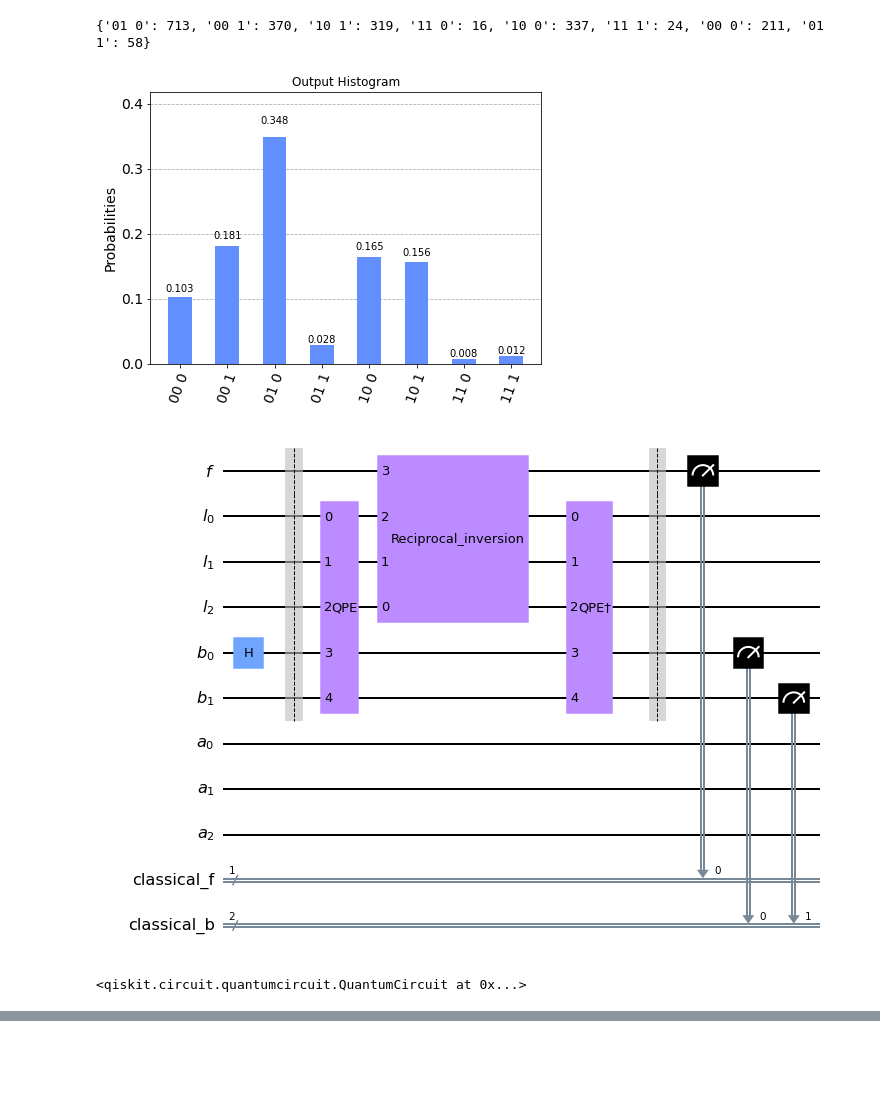
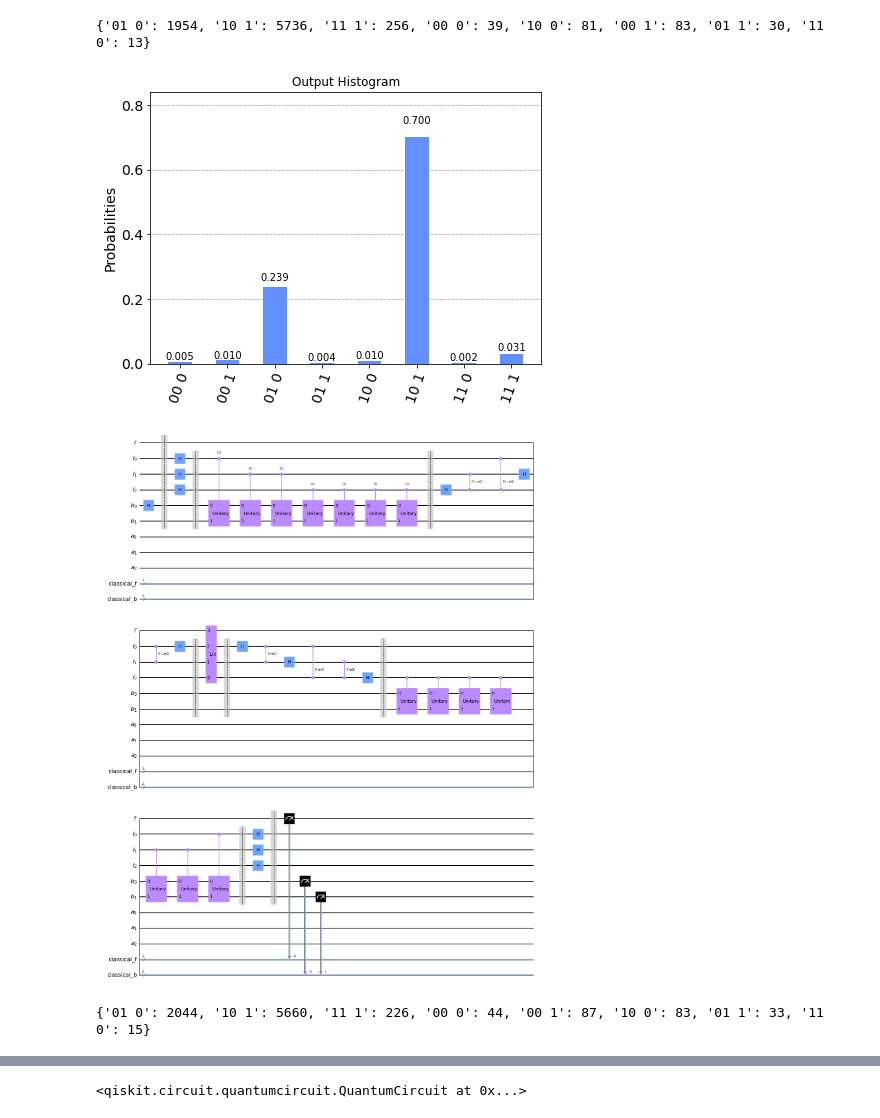
Before and after one commit to AllenGabrielMarchen/HHL_implementation, a Jupyter notebook: code.ipynb, the cells around one changed output, grey strips where cells are left out. Drawn from its saved outputs; the diff is of its cells as text; code cells hidden in the pictures; blank space fills up the shorter version.

```diff
--- a/code.ipynb
+++ b/code.ipynb
@@ -63,7 +63,7 @@ delta = 1/16*(2**(n_l-1))
 
 
 backend = Aer.get_backend('aer_simulator')
-shots = 2048
+shots = 8192
 # %%
 def qft_dagger(n_l):
     """n-qubit QFTdagger the first n qubits in circ"""
@@ -73,13 +73,13 @@ def qft_dagger(n_l):
     #QFT의 역연산은 곧 QFT_dagger임을 기억하자.
 
     #Swap gate 걸어주기 (qiskit에서는 큐빗을 반대로 읽기 때문.)
-    for qubit in range(n_l//2):
-        qc.swap(qubit, n_l-qubit-1)
-    for j in range(n_l):
-        for m in range(j):
+    # for qubit in range(n_l//2):
+    #     qc.swap(qubit, n_l-qubit-1)
+
+    for j in reversed(range(n_l)):
+        qc.h(j)
+        for m in reversed(range(j)):
                 qc.cp(-np.pi/float(2**(j-m)), m, j)
-
-        qc.h(j)
     qc.name = "QFT†"
     #display(qc.draw(output = 'mpl'))
     return qc
@@ -179,21 +177,28 @@ def seqential(CU,b,n_l,n_b,backend,details = True,chevyshev = False):
         qc = qc.compose(QPE(n_l,n_b,CU),nl_rg[:]+nb_rg[:])
         qc = qc.compose(Eigenvalue_inversion(n_l,chevyshev),[nl_rg[2]]+[nl_rg[1]]+[nl_rg[0]]+nf_rg[:])
         qc = qc.compose(QPE_dagger(n_l,n_b,CU),nl_rg[:]+nb_rg[:])
+        qc.barrier(nf_rg[:]+nl_rg[:]+nb_rg[:])
+        qc.measure(nf_rg,cf)
+        qc.measure(nb_rg,cb)
         measurement(qc,n_l,n_b,CU,backend)
         display(qc.draw(output = 'mpl'))
         return qc
 
     else:
         qc.append(QPE(n_l,n_b,CU),nl_rg[:]+nb_rg[:])
-        qc.append(Eigenvalue_inversion(n_l,chevyshev),[nl_rg[2]]+[nl_rg[1]]+[nl_rg[0]]+nf_rg[:])
+        qc.append(Eigenvalue_inversion(n_l),[nl_rg[2]]+[nl_rg[1]]+[nl_rg[0]]+nf_rg[:])
         qc.append(QPE_dagger(n_l,n_b,CU),nl_rg[:]+nb_rg[:])
+        qc.barrier(nf_rg[:]+nl_rg[:]+nb_rg[:])
+        qc.measure(nf_rg,cf)
+        qc.measure(nb_rg,cb)
         measurement(qc,n_l,n_b,CU,backend)
         display(qc.draw(output = 'mpl'))
         return qc
 # %%
+seqential(CU,b,n_l,n_b,backend,details = True)
 seqential(CU,b,n_l,n_b,backend,details = False)
 # %% [output]
-{'01 0': 713, '00 1': 370, '10 1': 319, '11 0': 16, '10 0': 337, '11 1': 24, '00 0': 211, '01 1': 58}
+{'01 0': 1954, '10 1': 5736, '11 1': 256, '00 0': 39, '10 0': 81, '00 1': 83, '01 1': 30, '11 0': 13}
-[figure, old version]
+[figure, new version]
-[figure, old version]
+[figure, new version]
-<qiskit.circuit.quantumcircuit.QuantumCircuit at 0x...>
+{'01 0': 2044, '10 1': 5660, '11 1': 226, '00 0': 44, '00 1': 87, '10 0': 83, '01 1': 33, '11 0': 15}
@@ -199,0 +207 @@ seqential(CU,b,n_l,n_b,backend,details = False)
+<qiskit.circuit.quantumcircuit.QuantumCircuit at 0x...>
```
Also changed, not shown: parts of 3 cells of this notebook.
